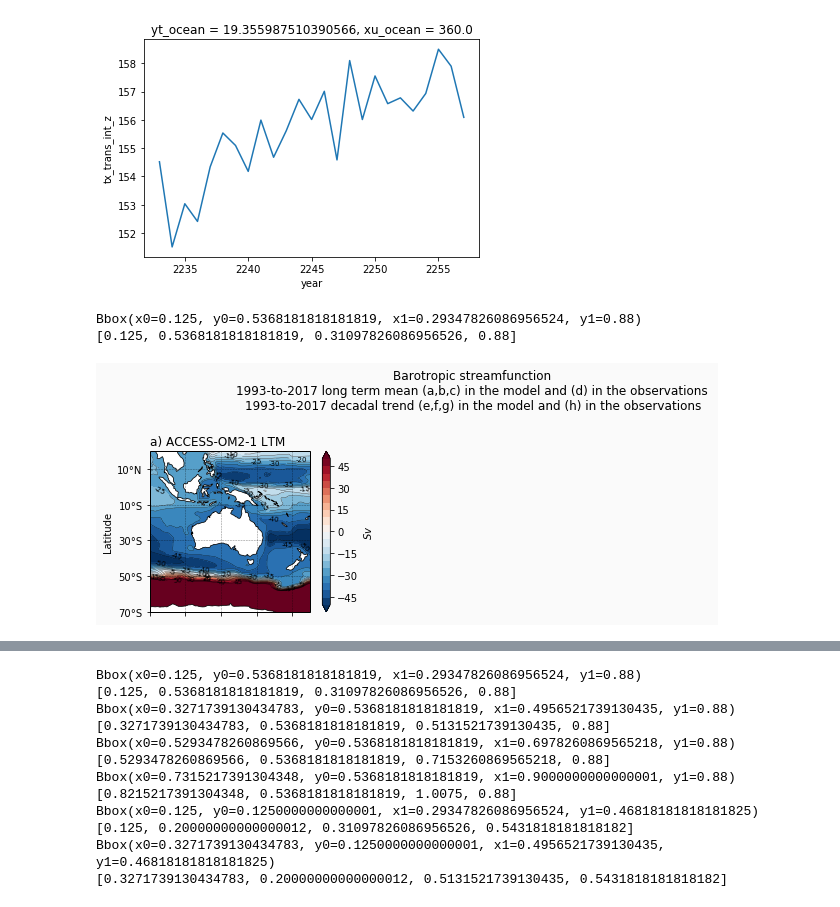
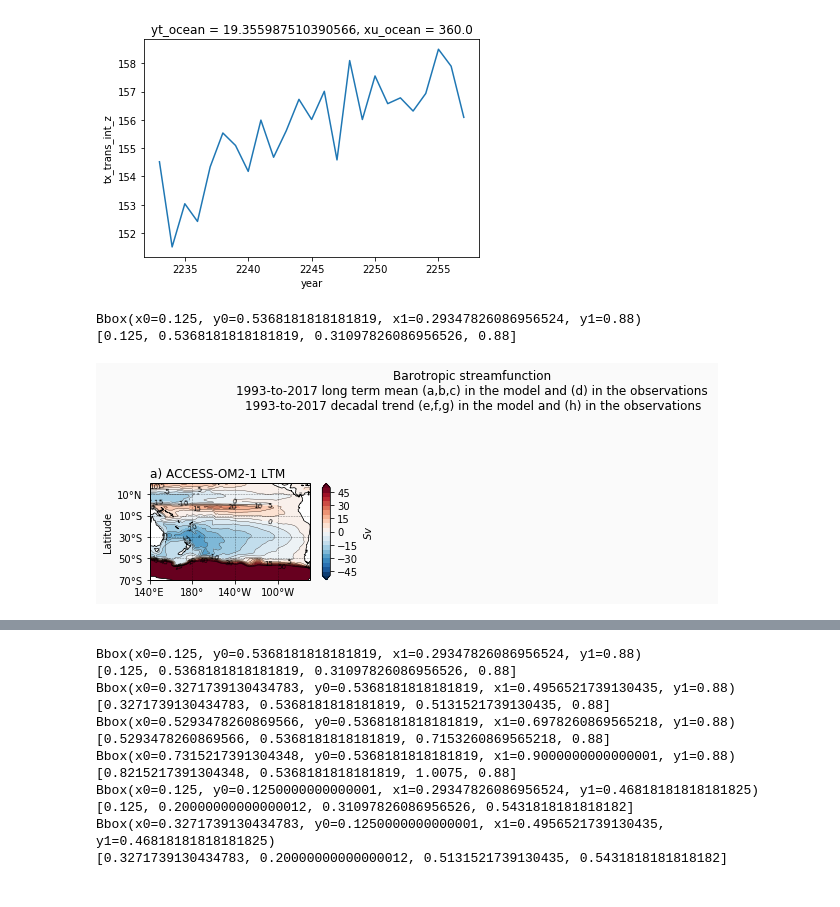
Before and after one commit to ERDuran/Australian-waters-diagnostics, a Jupyter notebook: scripts/p44_plot_tx_trans.ipynb, the cells around one changed output, grey strips where cells are left out. Drawn from its saved outputs; the diff is of its cells as text; code cells hidden in the pictures.

```diff
--- a/scripts/p44_plot_tx_trans.ipynb
+++ b/scripts/p44_plot_tx_trans.ipynb
@@ -49,27 +49,27 @@ IPython.notebook.kernel.execute('nb_name = ' + '"' + IPython.notebook.notebook_n
 # %%
 input_path = '/g/data/e14/erd561/Australia_3/'
 # %%
-tx_trans_z0_1_mod = xr.open_dataset(input_path + 'tx_trans_z0_1_mod.nc').tx_trans_z0_1_mod/1e6/1036
+tx_trans_z0_1_mod = xr.open_dataset(input_path + 'tx_trans_z0_1_mod.nc').tx_trans_z0_1_mod
 print(tx_trans_z0_1_mod)
-tx_trans_z0_1_slope_mod = xr.open_dataset(input_path + 'tx_trans_z0_1_slope_mod.nc').tx_trans_z0_1_slope_mod*10/1e6/1036
+tx_trans_z0_1_slope_mod = xr.open_dataset(input_path + 'tx_trans_z0_1_slope_mod.nc').tx_trans_z0_1_slope_mod*10
 print(tx_trans_z0_1_slope_mod)
 tx_trans_z0_1_p_value_mod = xr.open_dataset(input_path + 'tx_trans_z0_1_p_value_mod.nc').tx_trans_z0_1_p_value_mod
 print(tx_trans_z0_1_p_value_mod)
 tx_trans_z0_1_std_err_mod = xr.open_dataset(input_path + 'tx_trans_z0_1_std_err_mod.nc').tx_trans_z0_1_std_err_mod*10
 print(tx_trans_z0_1_std_err_mod)
 
-tx_trans_z0_025_mod = xr.open_dataset(input_path + 'tx_trans_z0_025_mod.nc').tx_trans_z0_025_mod/1e6/1036
+tx_trans_z0_025_mod = xr.open_dataset(input_path + 'tx_trans_z0_025_mod.nc').tx_trans_z0_025_mod
 print(tx_trans_z0_025_mod)
-tx_trans_z0_025_slope_mod = xr.open_dataset(input_path + 'tx_trans_z0_025_slope_mod.nc').tx_trans_z0_025_slope_mod*10/1e6/1036
+tx_trans_z0_025_slope_mod = xr.open_dataset(input_path + 'tx_trans_z0_025_slope_mod.nc').tx_trans_z0_025_slope_mod*10
 print(tx_trans_z0_025_slope_mod)
 tx_trans_z0_025_p_value_mod = xr.open_dataset(input_path + 'tx_trans_z0_025_p_value_mod.nc').tx_trans_z0_025_p_value_mod
 print(tx_trans_z0_025_p_value_mod)
 tx_trans_z0_025_std_err_mod = xr.open_dataset(input_path + 'tx_trans_z0_025_std_err_mod.nc').tx_trans_z0_025_std_err_mod*10
 print(tx_trans_z0_025_std_err_mod)
 
-tx_trans_z0_01_mod = xr.open_dataset(input_path + 'tx_trans_z0_01_mod.nc').tx_trans_z0_01_mod/1e6/1036
+tx_trans_z0_01_mod = xr.open_dataset(input_path + 'tx_trans_z0_01_mod.nc').tx_trans_z0_01_mod
 print(tx_trans_z0_01_mod)
-tx_trans_z0_01_slope_mod = xr.open_dataset(input_path + 'tx_trans_z0_01_slope_mod.nc').tx_trans_z0_01_slope_mod*10/1e6/1036
+tx_trans_z0_01_slope_mod = xr.open_dataset(input_path + 'tx_trans_z0_01_slope_mod.nc').tx_trans_z0_01_slope_mod*10
 print(tx_trans_z0_01_slope_mod)
 tx_trans_z0_01_p_value_mod = xr.open_dataset(input_path + 'tx_trans_z0_01_p_value_mod.nc').tx_trans_z0_01_p_value_mod
 print(tx_trans_z0_01_p_value_mod)
@@ -214,29 +214,32 @@ plt.suptitle(
 row=2
 col=4
 
-ax = plt.subplot(row, col, 1, projection=ccrs.PlateCarree())
+central_longitude = 140
+
+ax = plt.subplot(row, col, 1, projection=ccrs.PlateCarree(central_longitude=central_longitude))
 pos = ax.get_position()
 print(pos)
 pos_plot = [pos.x0, pos.y0, pos.x1+0.0175, pos.y1]
 print(pos_plot)
 levels=arange(-50,50,5)
 cmap = plt.cm.RdBu_r
-data = 130 - tx_trans_z0_1_mod.mean('year')
+data = tx_trans_z0_1_mod.mean('year')
 plot = plt.contourf(data.xu_ocean, data.yt_ocean, data,
             cmap=cmap, levels=levels, extend='both', transform=ccrs.PlateCarree())
-cs = data.plot.contour(levels=levels, linewidths=0.3, colors='k', linestyles='-')
+cs = data.plot.contour(levels=levels, linewidths=0.3, colors='k', linestyles='-',
+                       transform=ccrs.PlateCarree())
 plt.clabel(cs, levels=cs.levels, fmt='%1.0f', fontsize=7)
 ax.set_position(bbox(pos_plot))
 ax.set_title('a) ACCESS-OM2-1 LTM', loc='left')
-ax.set_extent([90, 180, -70, 20], crs=ccrs.PlateCarree())
-ax.set_xticks(arange(90, 180, 20), crs=ccrs.PlateCarree())
+ax.set_extent([140, 290, -70, 20], crs=ccrs.PlateCarree())
+ax.set_xticks(arange(140, 290, 40), crs=ccrs.PlateCarree())
 ax.set_yticks(arange(-70, 20, 20), crs=ccrs.PlateCarree())
 lon_formatter = LongitudeFormatter(zero_direction_label=True)
 lat_formatter = LatitudeFormatter()
 ax.xaxis.set_major_formatter(lon_formatter)
 ax.yaxis.set_major_formatter(lat_formatter)
 ax.set_xlabel('')
-ax.set_xticklabels('')
+# ax.set_xticklabels('')
 ax.set_ylabel('Latitude')
 # ax.set_yticklabels('')
 ax.grid(linewidth=0.5, color='black', alpha=0.5, linestyle='--')
@@ -446,31 +449,31 @@ cbar = plt.colorbar(plot, orientation='vertical',
 # #             colors='none', levels=levels2, transform=ccrs.PlateCarree())
 # # ax.set_position(bbox(pos_plot))
 # # ax.set_title('h) NOAA OISST V2 trend', loc='left')
 # # ax.set_extent([90, 180, -70, 20], crs=ccrs.PlateCarree())
 # # ax.set_xticks(arange(90, 180, 20), crs=ccrs.PlateCarree())
 # # ax.set_yticks(arange(-70, 20, 20), crs=ccrs.PlateCarree())
 # # lon_formatter = LongitudeFormatter(zero_direction_label=True)
 # # lat_formatter = LatitudeFormatter()
 # # ax.xaxis.set_major_formatter(lon_formatter)
 # # ax.yaxis.set_major_formatter(lat_formatter)
 # # ax.set_xlabel('Longitude')
 # # # ax.set_xticklabels('')
 # # ax.set_ylabel('')
 # # ax.set_yticklabels('')
 # # ax.grid(linewidth=0.5, color='black', alpha=0.5, linestyle='--')
 # # ax.add_feature(land_50m)
 # axins = inset_axes(ax,
 #                    width="5%",  # width = 5% of parent_bbox width
 #                    height="100%",  # height : 50%
 #                    loc='lower left',
 #                    bbox_to_anchor=(1.075, 0, 1, 1),
 #                    bbox_transform=ax.transAxes,
 #                    borderpad=0)
 # cbar = plt.colorbar(plot, orientation='vertical',
 #                     label=r'$Sv \cdot 10\ yrs^{-1}$', cax=axins)
 
 # savefigure('psi_absolute')
 # %% [output]
 Bbox(x0=0.125, y0=0.5368181818181819, x1=0.29347826086956524, y1=0.88)
 [0.125, 0.5368181818181819, 0.31097826086956526, 0.88]
-[figure, old version]
+[figure, new version]
```
Also changed, not shown: parts of 2 cells of this notebook, 1 other file.
